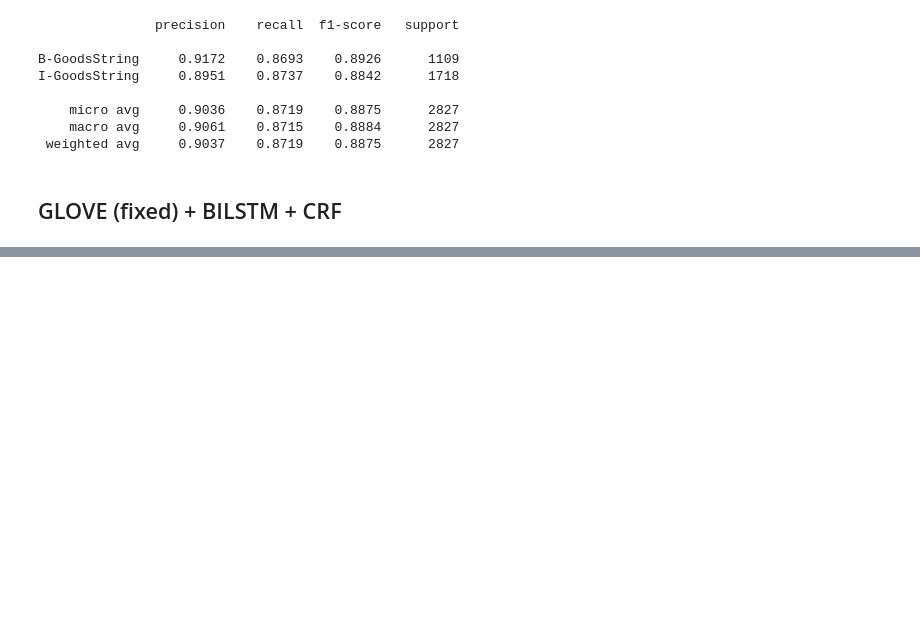
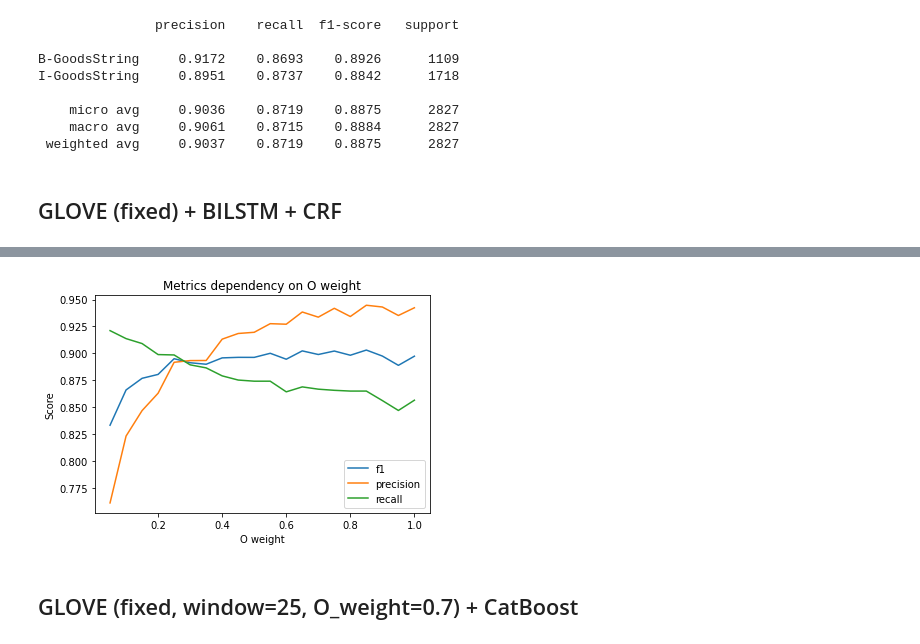
Before and after one commit to ArseniyBolotin/NER, a Jupyter notebook: RFQ_W2V_BILSTM_CRF.ipynb, the cells around one changed output, grey strips where cells are left out. Drawn from its saved outputs; the diff is of its cells as text; code cells hidden in the pictures; blank space fills up the shorter version.

```diff
--- a/RFQ_W2V_BILSTM_CRF.ipynb
+++ b/RFQ_W2V_BILSTM_CRF.ipynb
@@ -1248,0 +2015,13 @@ I-GoodsString     0.0000    0.0000    0.0000      1718
+# %%
+plt.plot(np.arange(0.05, 1.0000001, 0.05), f1_scores, label='f1')
+plt.plot(np.arange(0.05, 1.0000001, 0.05), precision_scores, label='precision')
+plt.plot(np.arange(0.05, 1.0000001, 0.05), recall_scores, label='recall')
+plt.title('Metrics dependency on O weight')
+plt.xlabel('O weight')
+plt.ylabel('Score')
+plt.legend()
+plt.show()
+# %% [output]
+[figure, added]
+# %% [markdown]
+## GLOVE (fixed, window=25, O_weight=0.7) + CatBoost
```
Also changed, not shown: parts of 96 cells of this notebook, 1 other file.
